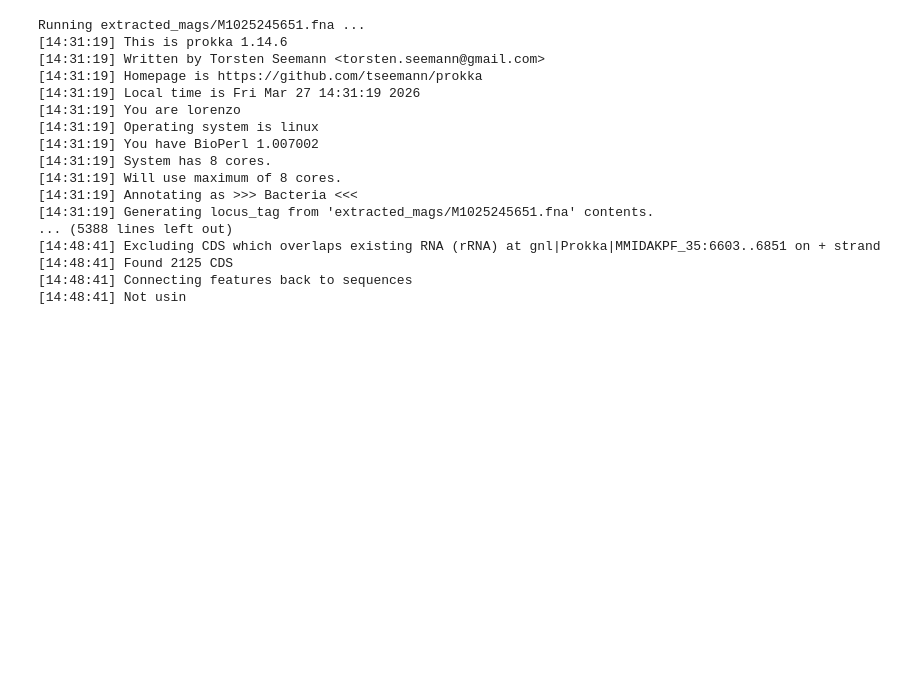
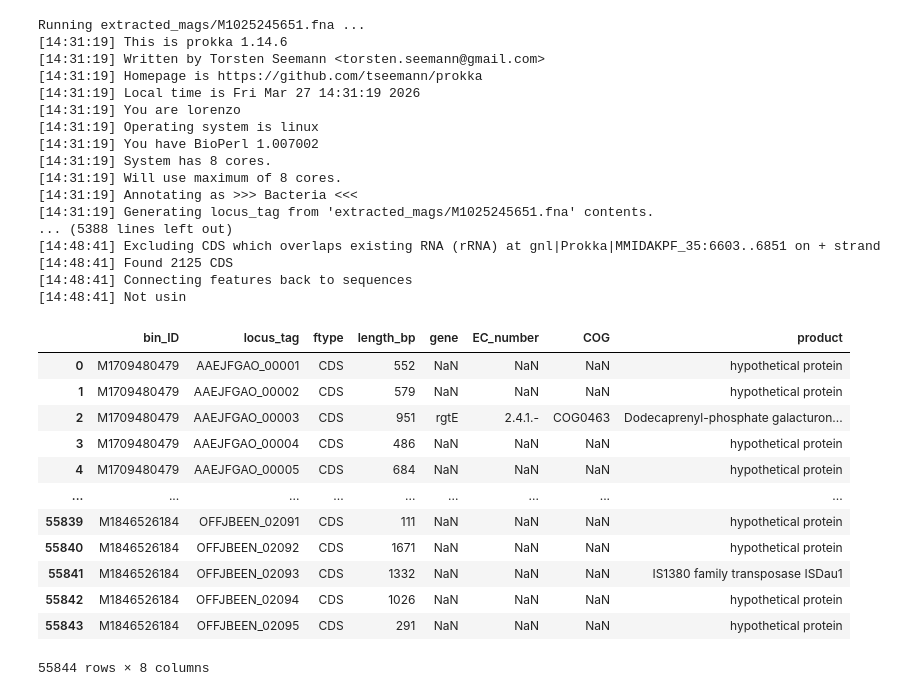
Before and after one commit to GentleHoney/Genomics_Project, a Jupyter notebook: proj_tmp.ipynb, the cells around one changed output. Cells and saved outputs as stored; diff of their text form; code cells hidden in the pictures; blank space fills up the shorter version.

Commit message:
prokka annotations table function

```diff
--- a/proj_tmp.ipynb
+++ b/proj_tmp.ipynb
@@ -267,3 +268,37 @@ Running extracted_mags/M1025245651.fna ...
 [14:48:41] Found 2125 CDS
 [14:48:41] Connecting features back to sequences
 [14:48:41] Not usin
+# %%
+def make_dataframe(path,ID):
+    df = pd.read_csv(path,sep='\t')
+    df = df.loc[df['ftype']=='CDS']
+    df.insert(0,"bin_ID",ID)
+    return df
+
+def prokka_stats(path):
+    df_list=[]
+    for sub_dir in os.listdir(path+"/prokka_output"):
+        ID = sub_dir
+        for file in os.listdir(path+"/prokka_output/"+sub_dir):
+            if file.endswith('.tsv'):
+                df_list.append(make_dataframe(path+"/prokka_output/"+sub_dir+'/'+file,ID))
+
+            else:
+                continue
+    CDSstats_df = pd.concat(df_list,ignore_index=True)
+    return CDSstats_df
+prokka_stats(project_dir)
+# %% [output]
+|  | bin_ID | locus_tag | ftype | length_bp | gene | EC_number | COG | product |
+| 0 | M1709480479 | AAEJFGAO_00001 | CDS | 552 | NaN | NaN | NaN | hypothetical protein |
+| 1 | M1709480479 | AAEJFGAO_00002 | CDS | 579 | NaN | NaN | NaN | hypothetical protein |
+| 2 | M1709480479 | AAEJFGAO_00003 | CDS | 951 | rgtE | 2.4.1.- | COG0463 | Dodecaprenyl-phosphate galacturon... |
+| 3 | M1709480479 | AAEJFGAO_00004 | CDS | 486 | NaN | NaN | NaN | hypothetical protein |
+| 4 | M1709480479 | AAEJFGAO_00005 | CDS | 684 | NaN | NaN | NaN | hypothetical protein |
+| ... | ... | ... | ... | ... | ... | ... | ... | ... |
+| 55839 | M1846526184 | OFFJBEEN_02091 | CDS | 111 | NaN | NaN | NaN | hypothetical protein |
+| 55840 | M1846526184 | OFFJBEEN_02092 | CDS | 1671 | NaN | NaN | NaN | hypothetical protein |
+| 55841 | M1846526184 | OFFJBEEN_02093 | CDS | 1332 | NaN | NaN | NaN | IS1380 family transposase ISDau1 |
+| 55842 | M1846526184 | OFFJBEEN_02094 | CDS | 1026 | NaN | NaN | NaN | hypothetical protein |
+| 55843 | M1846526184 | OFFJBEEN_02095 | CDS | 291 | NaN | NaN | NaN | hypothetical protein |
+55844 rows × 8 columns
```
Also changed, not shown: parts of 1 cell of this notebook.
